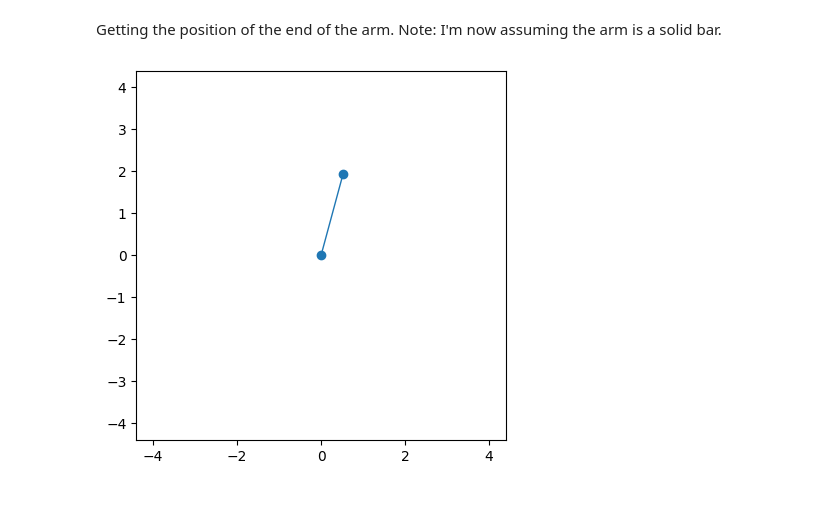
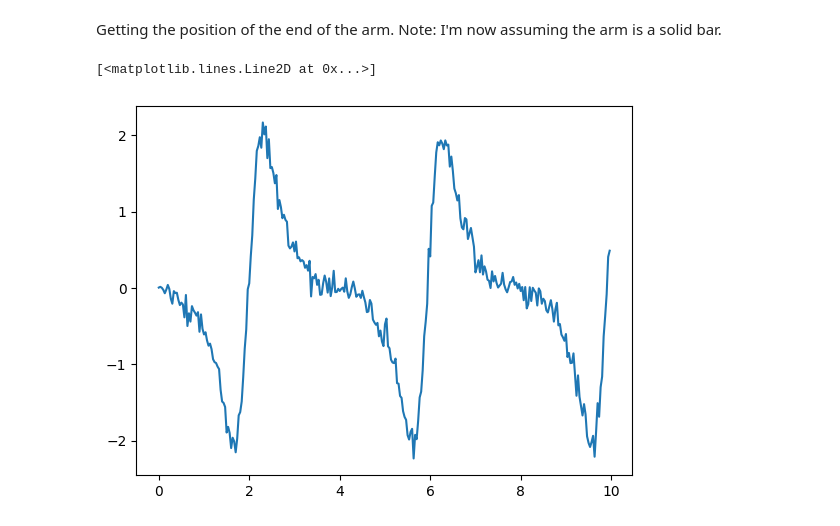
Before and after one commit to Will-Drac/double-pendulum-prediction, a Jupyter notebook: simulation/single_pendulum.ipynb, the cells around one changed output. Cells and saved outputs as stored; diff of their text form; code cells hidden in the pictures.

Commit message:
single pendulum simulation outputs a csv file like how the actual data would look

```diff
--- a/simulation/single_pendulum.ipynb
+++ b/simulation/single_pendulum.ipynb
@@ -55,7 +56,8 @@ t = 0
 # %%
-past_positions = np.array(y)
+past_positions = np.array([])
+first = True
 
-for i in range(1000):
+for i in range(int(sim_time/h)):
     k1 = h*f(y, t)
     k2 = h*f(y + k1/2, t + h/2)
     k3 = h*f(y + k2/2, t + h/2)
@@ -63,35 +65,64 @@ for i in range(1000):
 
     y = y + k1/6 + k2/3 + k3/3 + k4/6
 
-    past_positions = np.vstack([past_positions, y])
+    if (first):
+        past_positions = np.array([y])
+        first = False
+    else:
+        past_positions = np.vstack([past_positions, y])
 # %% [markdown]
 Getting the position of the end of the arm. Note: I'm now assuming the arm is a solid bar.
 # %%
+# getting the simulated angles out
 theta_sim = past_positions[:, 0]
 
-x_sim = 2*rcm_sim*np.sin(theta_sim)
-y_sim = -2*rcm_sim*np.cos(theta_sim)
+data_rate = 30 #the rate at which (simulated) data is recorded
+indices_to_keep = np.linspace(0, len(theta_sim)-1, sim_time*data_rate, dtype=int)
+theta_sim_data = theta_sim[indices_to_keep]
+
+# simulating the position measurements we would get, including uncertainties
+
+x_sim_err = np.random.normal(0, 0.1, len(theta_sim_data))
+y_sim_err = np.random.normal(0, 0.1, len(theta_sim_data))
+
+x_sim = 2*rcm_sim*np.sin(theta_sim_data) + x_sim_err
+y_sim = -2*rcm_sim*np.cos(theta_sim_data) + y_sim_err
 # %%
-fig, ax = plt.subplots()
-ax.set_aspect('equal')
-ax.set_xlim(-2.2*2*rcm_sim, 2.2*2*rcm_sim)
-ax.set_ylim(-2.2*2*rcm_sim, 2.2*2*rcm_sim)
+# fig, ax = plt.subplots()
+# ax.set_aspect('equal')
+# ax.set_xlim(-2.2*2*rcm_sim, 2.2*2*rcm_sim)
+# ax.set_ylim(-2.2*2*rcm_sim, 2.2*2*rcm_sim)
 
-line, = ax.plot([], [], "o-", lw=1)
+# line, = ax.plot([], [], "o-", lw=1)
 
-def init():
-    line.set_data([], [])
-    return line,
+# def init():
+#     line.set_data([], [])
+#     return line,
 
-def update(i):
-    this_x = [0, x_sim[i]]
-    this_y = [0, y_sim[i]]
+# def update(i):
+#     this_x = [0, x_sim[i]]
+#     this_y = [0, y_sim[i]]
 
-    line.set_data(this_x, this_y)
-    return line,
+#     line.set_data(this_x, this_y)
+#     return line,
 
-ani = FuncAnimation(fig, update, frames=len(theta_sim), init_func=init, blit=True, interval=10)
+# ani = FuncAnimation(fig, update, frames=len(theta_sim), init_func=init, blit=True, interval=10)
 
-ani.save("test_single.mp4")
+# ani.save("test_single.mp4")
-# %% [output]
-[figure, removed]
+# %%
+data = np.vstack(
+    (
+        np.arange(0, sim_time, 1/data_rate),
+        x_sim,
+        y_sim,
+        x_sim_err,
+        y_sim_err
+    )
+).transpose()
+
+data
+# %%
+plt.plot(data[:, 0], data[:, 1])
+# %% [output]
+[<matplotlib.lines.Line2D at 0x...>]
+[figure, added]
```
Also changed, not shown: parts of 2 cells of this notebook, 1 other file.
